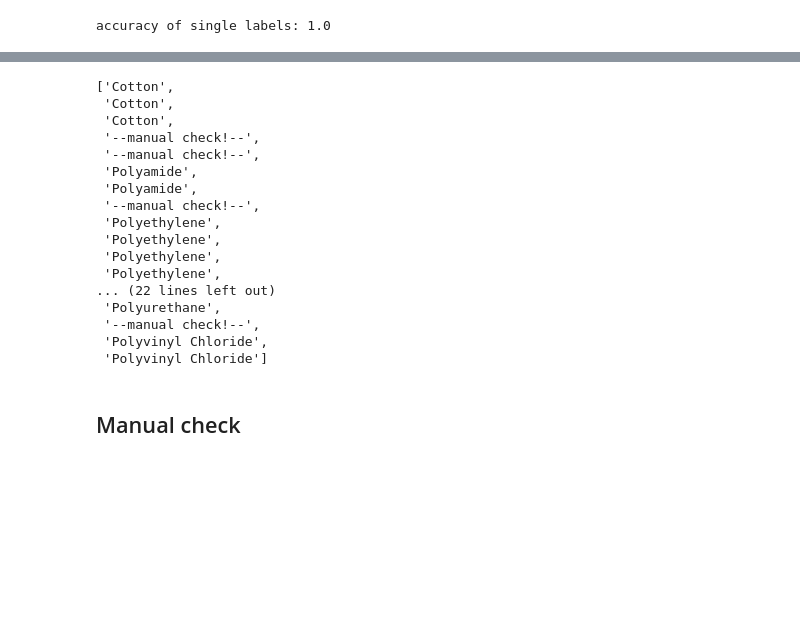
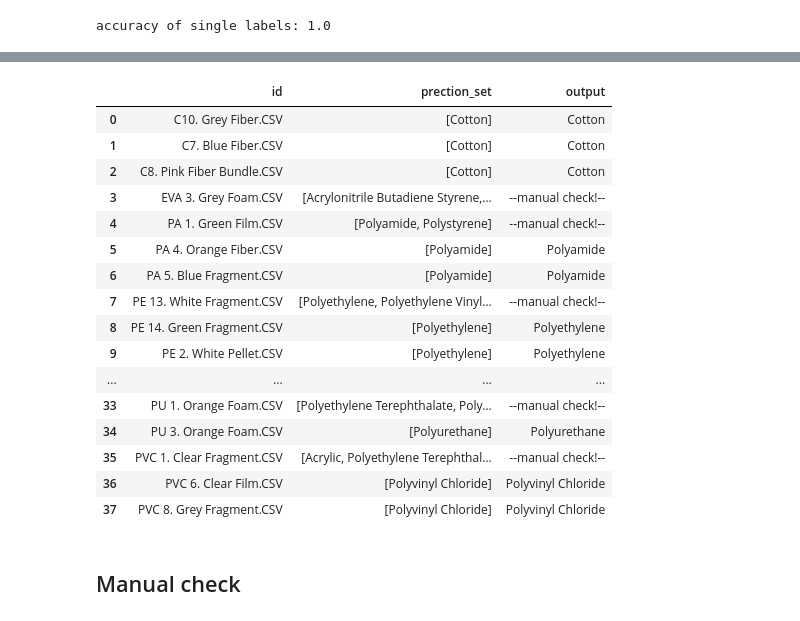
Before and after one commit to eochoarv/conformal-hqi, a Jupyter notebook: usage_example.ipynb, the cells around one changed output, grey strips where cells are left out. Cells and saved outputs as stored; diff of their text form; code cells hidden in the pictures; blank space fills up the shorter version.

```diff
--- a/usage_example.ipynb
+++ b/usage_example.ipynb
@@ -170,24 +191,30 @@ accuracy of single labels: 1.0
 # %%
-[prediction_sets_n[i][0] if i in single_label else
- '--outlier--' if i in zero_label else '--manual check!--' for i in range(label_test.shape[0])]
+output = [prediction_sets_n[i][0] if i in single_label else
+          '--outlier--' if i in zero_label else
+          '--manual check!--' for i in range(label_test.shape[0])]
+output_df = pd.DataFrame({'id':test_set['id'],
+                          'prection_set':prediction_sets_n,
+                          'output':output})
+output_df.to_csv('test_set_predictions.csv')
+output_df
 # %% [output]
-['Cotton',
- 'Cotton',
- 'Cotton',
- '--manual check!--',
- '--manual check!--',
- 'Polyamide',
- 'Polyamide',
- '--manual check!--',
- 'Polyethylene',
- 'Polyethylene',
- 'Polyethylene',
- 'Polyethylene',
-... (22 lines left out)
- 'Polyurethane',
- '--manual check!--',
- 'Polyvinyl Chloride',
- 'Polyvinyl Chloride']
+|  | id | prection_set | output |
+| 0 | C10. Grey Fiber.CSV | [Cotton] | Cotton |
+| 1 | C7. Blue Fiber.CSV | [Cotton] | Cotton |
+| 2 | C8. Pink Fiber Bundle.CSV | [Cotton] | Cotton |
+| 3 | EVA 3. Grey Foam.CSV | [Acrylonitrile Butadiene Styrene,... | --manual check!-- |
+| 4 | PA 1. Green Film.CSV | [Polyamide, Polystyrene] | --manual check!-- |
+| 5 | PA 4. Orange Fiber.CSV | [Polyamide] | Polyamide |
+| 6 | PA 5. Blue Fragment.CSV | [Polyamide] | Polyamide |
+| 7 | PE 13. White Fragment.CSV | [Polyethylene, Polyethylene Vinyl... | --manual check!-- |
+| 8 | PE 14. Green Fragment.CSV | [Polyethylene] | Polyethylene |
+| 9 | PE 2. White Pellet.CSV | [Polyethylene] | Polyethylene |
+| ... | ... | ... | ... |
+| 33 | PU 1. Orange Foam.CSV | [Polyethylene Terephthalate, Poly... | --manual check!-- |
+| 34 | PU 3. Orange Foam.CSV | [Polyurethane] | Polyurethane |
+| 35 | PVC 1. Clear Fragment.CSV | [Acrylic, Polyethylene Terephthal... | --manual check!-- |
+| 36 | PVC 6. Clear Film.CSV | [Polyvinyl Chloride] | Polyvinyl Chloride |
+| 37 | PVC 8. Grey Fragment.CSV | [Polyvinyl Chloride] | Polyvinyl Chloride |
 # %% [markdown]
 ## Manual check
 # %%
```
Also changed, not shown: parts of 5 cells of this notebook, 1 other file.
